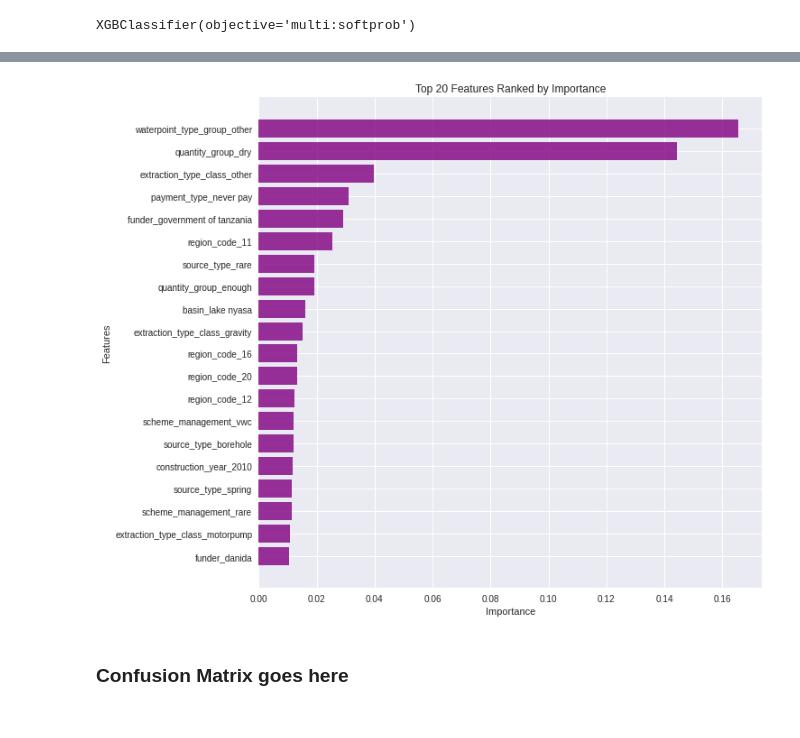
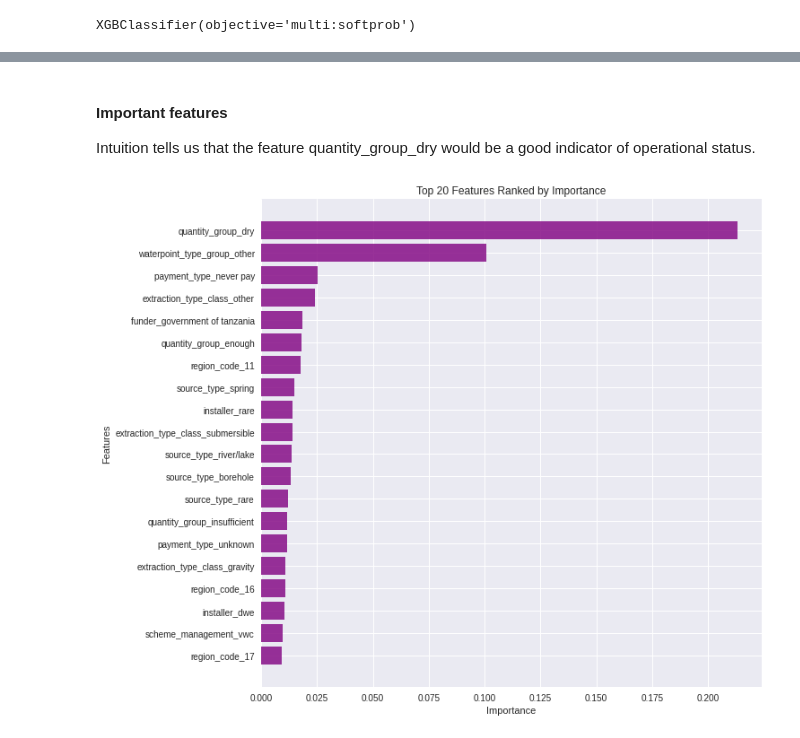
Before and after one commit to kulomady/dsc-phase-3-project, a Jupyter notebook: notebooks/alt_model_playground.ipynb, the cells around one changed output, grey strips where cells are left out. Saved outputs shown, nothing was run; the diff lists cells and outputs as text; code cells hidden in the pictures.

Commit message:
final model and challenge submission

```diff
--- a/notebooks/alt_model_playground.ipynb
+++ b/notebooks/alt_model_playground.ipynb
@@ -438,7 +472,7 @@ Train accuracy: 87.4 %
 ### Gradient Boosting models
 # %%
 # Baseline GradientBoostingClassifer
-base_gb_clf = GradientBoostingClassifier(max_depth=4, verbose=1, random_state=42)
+base_gb_clf = GradientBoostingClassifier(verbose=1, random_state=42)
 base_gb_clf.fit(X_train_encoded, y_train)
 # %% [output]
       Iter       Train Loss   Remaining Time
@@ -477,16 +516,14 @@ plot_feature_importance(base_gb_clf, ohe, X_train, num_features=20)
 # %%
 # Try tuning with GridSearchCV
 tuned_gb_clf = GradientBoostingClassifier(verbose=2)
-gb_param_grid = {'n_estimators':[5,50,250],
-                   'min_samples_leaf': [1,2,3,4,5],
-                   'max_dept':[1,3,5,7,9],
-                   'learning_rate':[0.01,0.1,1,10],
-                   'criterion': ['friedman_mse', 'mse', 'mae']
+gb_param_grid = {'n_estimators':[32, 64, 100],
+                'learning_rate' : [0.5, 0.1, 0.05],
+                   'max_depth':[7,9,11]
                    }
 
 gs_gb = GridSearchCV(estimator=tuned_gb_clf, param_grid=gb_param_grid,
                           scoring='accuracy', cv=3,
                           verbose=2, n_jobs=-1)
 
-tuned_gb_clf.fit(X_train_encoded, y_train)
+gs_gb.fit(X_train_encoded, y_train)
 # %% [output]
@@ -522,0 +552,7 @@ plot_feature_importance(tuned_gb_clf, ohe, X_train, num_features=20)
+# %%
+# Inspect the tuned Gradient Boosting model
+print(gs_gb.best_params_)
+print(gs_gb.score(X_train_encoded, y_train))
+tuned_gb = gs_gb.best_estimator_
+print(tuned_gb)
+print_accuracy(gs_gb, X_train_encoded, y_train, X_test_encoded, y_test, cm=True, cr=True)
@@ -539,4 +689,9 @@ Train accuracy: 73.6 %
+# %%
+final_model = tuned_gb
+# %% [markdown]
+#### Important features
+ Intuition tells us that the feature quantity_group_dry would be a good indicator of operational status.
 # %%
-plot_feature_importance(base_xgbt_clf, ohe, X_train, num_features=20)
+plot_feature_importance(final_model, ohe, X_train, num_features=20)
 # %% [output]
-[figure, old version]
+[figure, new version]
@@ -559,2 +697,0 @@ plot_feature_importance(tuned_xgb_clf, ohe, X_train, num_features=20)
-# %% [markdown]
-### Confusion Matrix goes here
```
Also changed, not shown: parts of 42 cells of this notebook, 4 other files.
